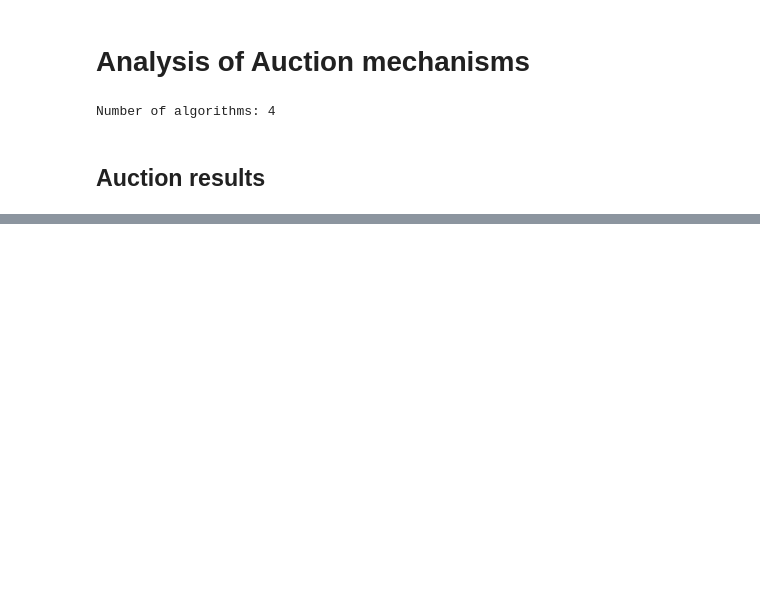
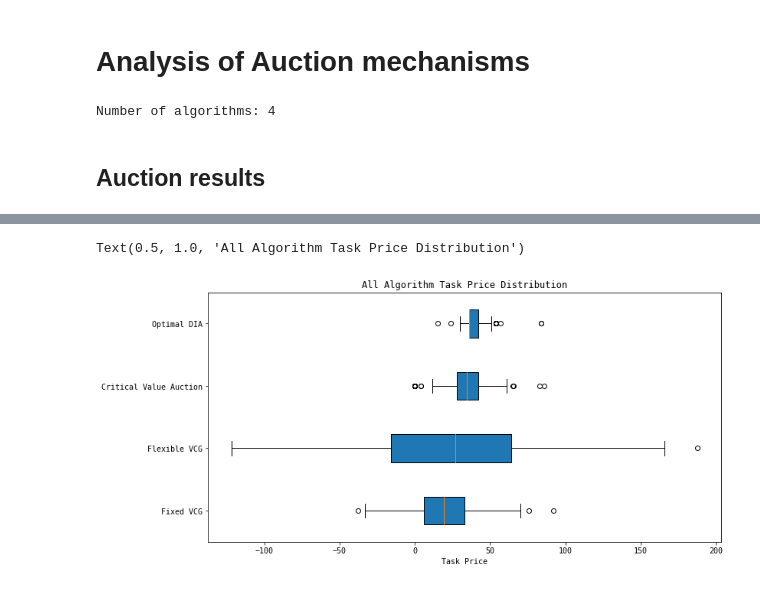
Before and after one commit to pseudo-rnd-thoughts/Elastic-Resource-Allocation, a Jupyter notebook: analysis/auctions.ipynb, the cells around one changed output, grey strips where cells are left out. Saved outputs shown, nothing was run; the diff lists cells and outputs as text; code cells hidden in the pictures; blank space fills up the shorter version.

```diff
--- a/analysis/auctions.ipynb
+++ b/analysis/auctions.ipynb
@@ -74,0 +81,14 @@ Text(0.5, 1.0, 'Revenue')
+# %%
+algos = ['Fixed VCG', 'Flexible VCG', 'Critical Value Auction', 'Optimal DIA']
+task_prices = [
+    [price for result in auction_results[algo] for price in result['task prices'].values()] for algo in algos
+]
+# %%
+task_price_box_fig, ax_box = plt.subplots(figsize=(12, 6))
+ax_box.boxplot(task_prices, vert=False, patch_artist=True)
+ax_box.set_yticklabels(algos)
+ax_box.set_xlabel('Task Price')
+ax_box.set_title('All Algorithm Task Price Distribution')
+# %% [output]
+Text(0.5, 1.0, 'All Algorithm Task Price Distribution')
+[figure, added]
```
Also changed, not shown: parts of 7 cells of this notebook.
